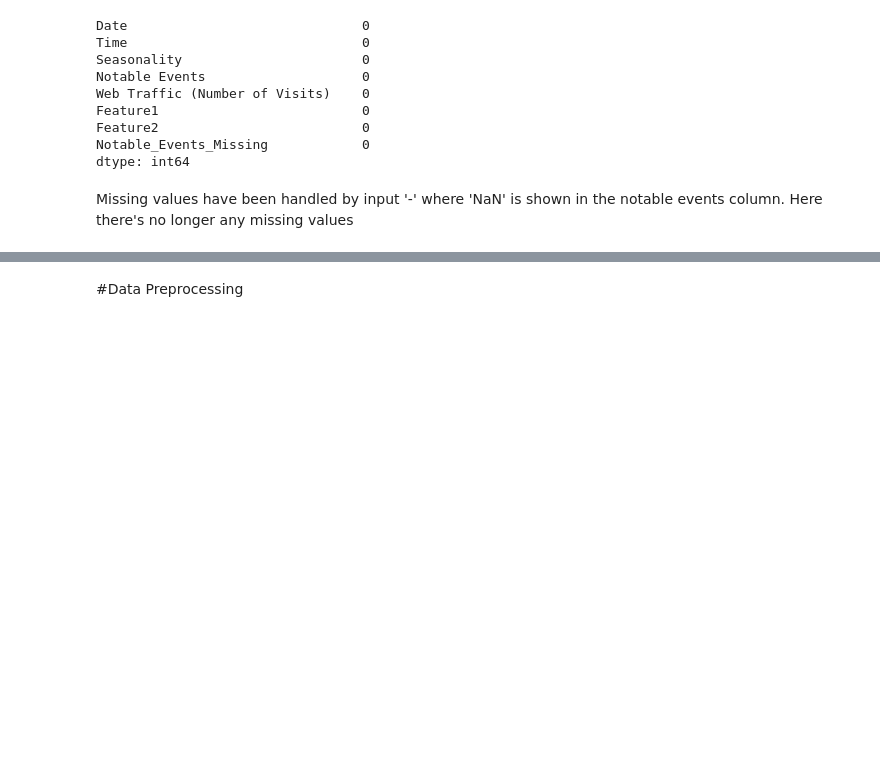
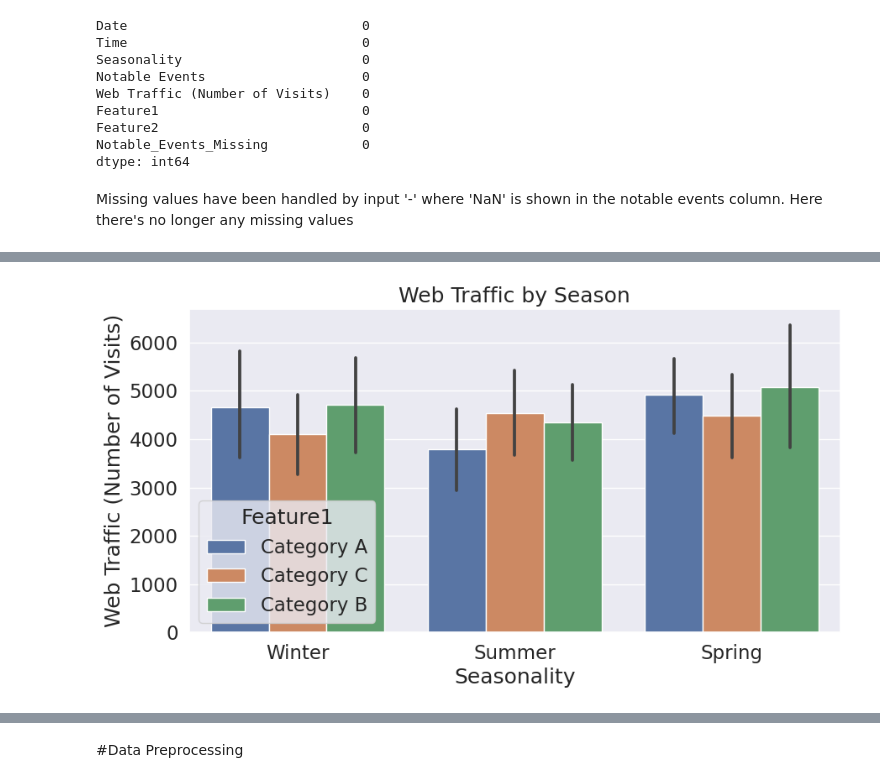
Before and after one commit to oluboladedeb/solid-goggles, a Jupyter notebook: Final_Year_Capstone_Project.ipynb, the cells around one changed output, grey strips where cells are left out. Drawn from its saved outputs; the diff is of its cells as text; code cells hidden in the pictures; blank space fills up the shorter version.

```diff
--- a/Final_Year_Capstone_Project.ipynb
+++ b/Final_Year_Capstone_Project.ipynb
@@ -178,0 +221,9 @@ df.head(10)
+# %%
+# observing web visits by Seasonality
+sns.set_theme(font_scale=1.5)
+plt.figure(figsize=(10, 5))
+sns.barplot(x='Seasonality', y='Web Traffic (Number of Visits)', hue='Feature1', data=df).set_title("Web Traffic by Season")
+
+plt.show()
+# %% [output]
+[figure, added]
```
Also changed, not shown: parts of 7 cells of this notebook.
